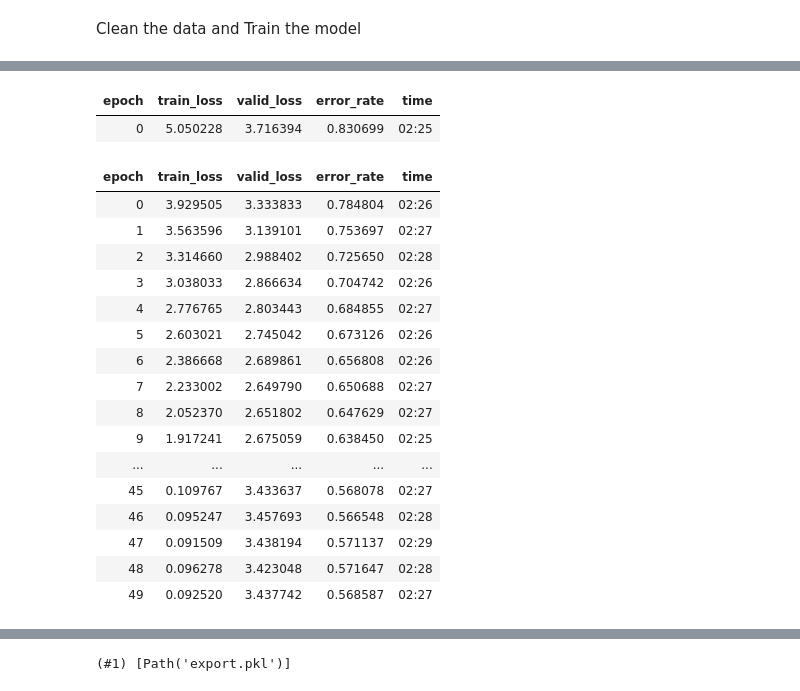
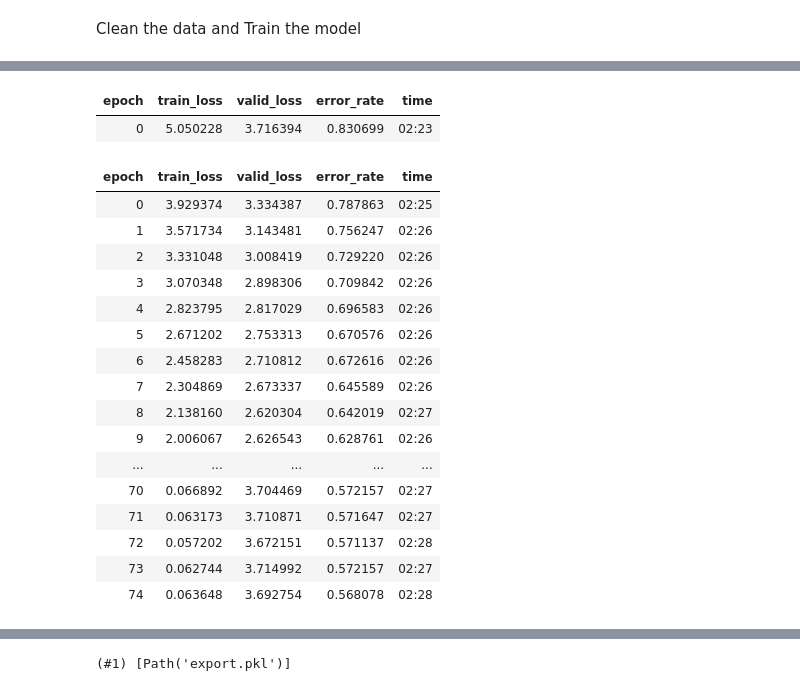
Before and after one commit to chris-kehl/Kentucky_Tree_classifier, a Jupyter notebook: Trees_of_Kentucky.ipynb, the cells around one changed output, grey strips where cells are left out. Saved outputs shown, nothing was run; the diff lists cells and outputs as text; code cells hidden in the pictures.

```diff
--- a/Trees_of_Kentucky.ipynb
+++ b/Trees_of_Kentucky.ipynb
@@ -125,5 +126,5 @@ batch_tfms=aug_transforms())
 dls = trees.dataloaders(path)
 # %%
 learn = cnn_learner(dls, resnet34, metrics=error_rate)
-learn.fine_tune(50)
+learn.fine_tune(75)
 # %% [output]
@@ -130,22 +132,22 @@ learn.fine_tune(50)
 | epoch | train_loss | valid_loss | error_rate | time |
-| 0 | 5.050228 | 3.716394 | 0.830699 | 02:25 |
+| 0 | 5.050228 | 3.716394 | 0.830699 | 02:23 |
 | epoch | train_loss | valid_loss | error_rate | time |
-| 0 | 3.929505 | 3.333833 | 0.784804 | 02:26 |
-| 1 | 3.563596 | 3.139101 | 0.753697 | 02:27 |
-| 2 | 3.314660 | 2.988402 | 0.725650 | 02:28 |
-| 3 | 3.038033 | 2.866634 | 0.704742 | 02:26 |
-| 4 | 2.776765 | 2.803443 | 0.684855 | 02:27 |
-| 5 | 2.603021 | 2.745042 | 0.673126 | 02:26 |
-| 6 | 2.386668 | 2.689861 | 0.656808 | 02:26 |
-| 7 | 2.233002 | 2.649790 | 0.650688 | 02:27 |
-| 8 | 2.052370 | 2.651802 | 0.647629 | 02:27 |
-| 9 | 1.917241 | 2.675059 | 0.638450 | 02:25 |
+| 0 | 3.929374 | 3.334387 | 0.787863 | 02:25 |
+| 1 | 3.571734 | 3.143481 | 0.756247 | 02:26 |
+| 2 | 3.331048 | 3.008419 | 0.729220 | 02:26 |
+| 3 | 3.070348 | 2.898306 | 0.709842 | 02:26 |
+| 4 | 2.823795 | 2.817029 | 0.696583 | 02:26 |
+| 5 | 2.671202 | 2.753313 | 0.670576 | 02:26 |
+| 6 | 2.458283 | 2.710812 | 0.672616 | 02:26 |
+| 7 | 2.304869 | 2.673337 | 0.645589 | 02:26 |
+| 8 | 2.138160 | 2.620304 | 0.642019 | 02:27 |
+| 9 | 2.006067 | 2.626543 | 0.628761 | 02:26 |
 | ... | ... | ... | ... | ... |
-| 45 | 0.109767 | 3.433637 | 0.568078 | 02:27 |
-| 46 | 0.095247 | 3.457693 | 0.566548 | 02:28 |
-| 47 | 0.091509 | 3.438194 | 0.571137 | 02:29 |
-| 48 | 0.096278 | 3.423048 | 0.571647 | 02:28 |
-| 49 | 0.092520 | 3.437742 | 0.568587 | 02:27 |
+| 70 | 0.066892 | 3.704469 | 0.572157 | 02:27 |
+| 71 | 0.063173 | 3.710871 | 0.571647 | 02:27 |
+| 72 | 0.057202 | 3.672151 | 0.571137 | 02:28 |
+| 73 | 0.062744 | 3.714992 | 0.572157 | 02:27 |
+| 74 | 0.063648 | 3.692754 | 0.568078 | 02:28 |
 # %%
 interp = ClassificationInterpretation.from_learner(learn)
 interp.plot_confusion_matrix()
```
Also changed, not shown: parts of 18 cells of this notebook.
